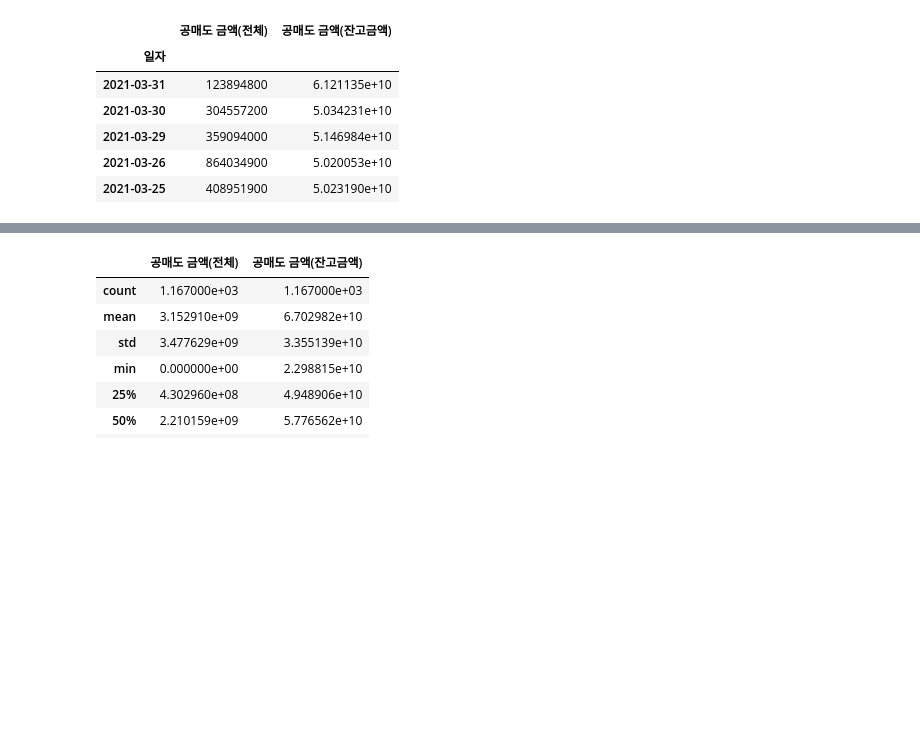
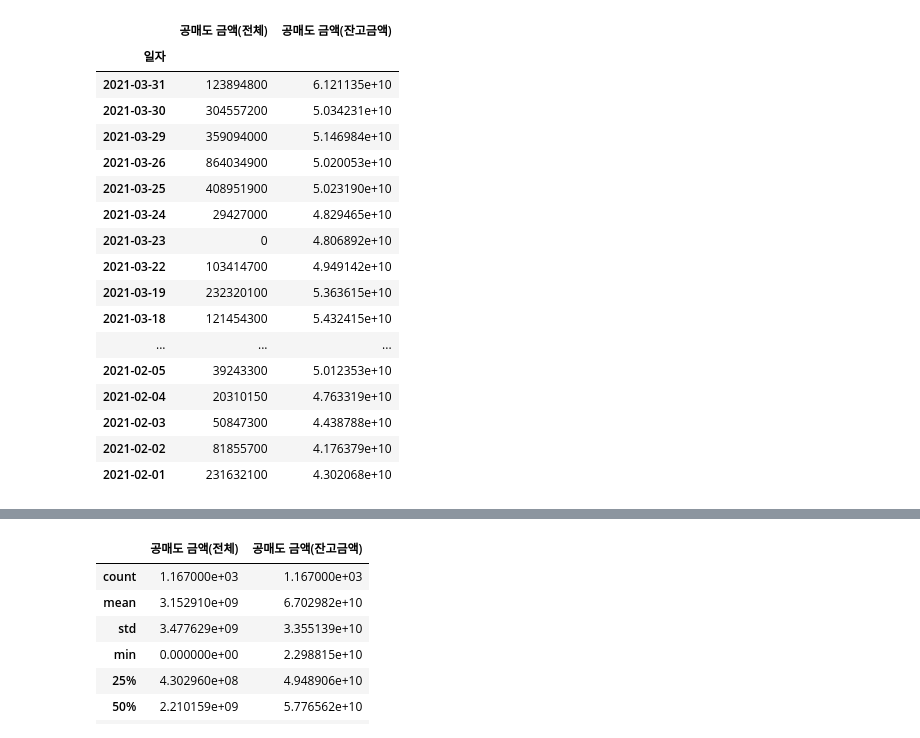
Before and after one commit to sejin1996/FinanceData, a Jupyter notebook: 데이터 시각화 코드/KB금융 공매도 데이터 시각화-선데이터.ipynb, the cells around one changed output, grey strips where cells are left out. Cells and saved outputs as stored; diff of their text form; code cells hidden in the pictures; blank space fills up the shorter version.

```diff
--- a/데이터 시각화 코드/KB금융 공매도 데이터 시각화-선데이터.ipynb
+++ b/데이터 시각화 코드/KB금융 공매도 데이터 시각화-선데이터.ipynb
@@ -29,15 +29,26 @@ else:
 # %%
 df=pd.read_csv("KB금융 공매도_금액.csv",index_col='일자')
 # %%
-df.head()
+df.head(40)
 # %% [output]
 |  | 공매도 금액(전체) | 공매도 금액(잔고금액) |
 | 일자 |  |  |
 | 2021-03-31 | 123894800 | 6.121135e+10 |
 | 2021-03-30 | 304557200 | 5.034231e+10 |
 | 2021-03-29 | 359094000 | 5.146984e+10 |
 | 2021-03-26 | 864034900 | 5.020053e+10 |
 | 2021-03-25 | 408951900 | 5.023190e+10 |
+| 2021-03-24 | 29427000 | 4.829465e+10 |
+| 2021-03-23 | 0 | 4.806892e+10 |
+| 2021-03-22 | 103414700 | 4.949142e+10 |
+| 2021-03-19 | 232320100 | 5.363615e+10 |
+| 2021-03-18 | 121454300 | 5.432415e+10 |
+| ... | ... | ... |
+| 2021-02-05 | 39243300 | 5.012353e+10 |
+| 2021-02-04 | 20310150 | 4.763319e+10 |
+| 2021-02-03 | 50847300 | 4.438788e+10 |
+| 2021-02-02 | 81855700 | 4.176379e+10 |
+| 2021-02-01 | 231632100 | 4.302068e+10 |
 # %%
 df.shape
 # %% [output]
```
Also changed, not shown: parts of 7 cells of this notebook, 1 other file.
